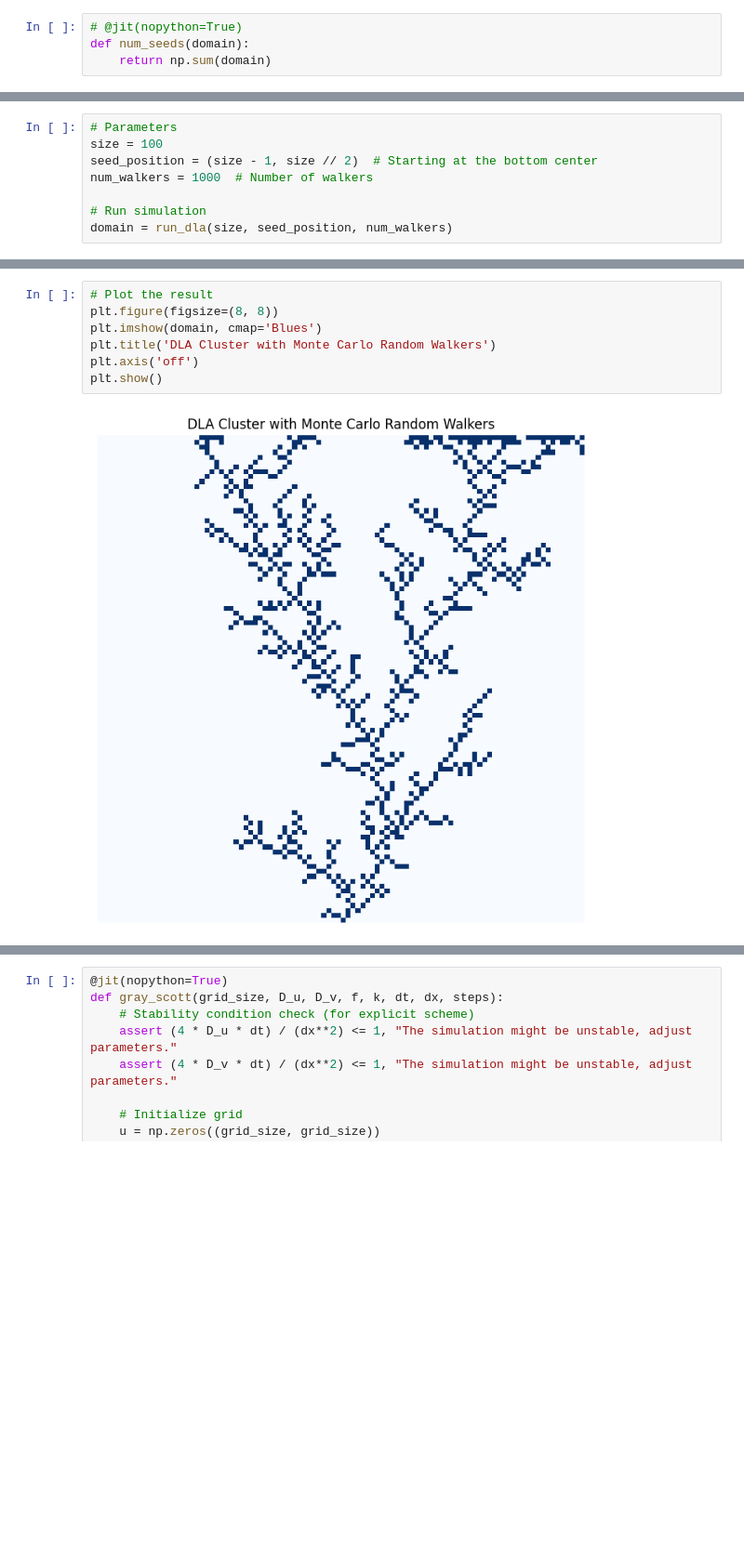
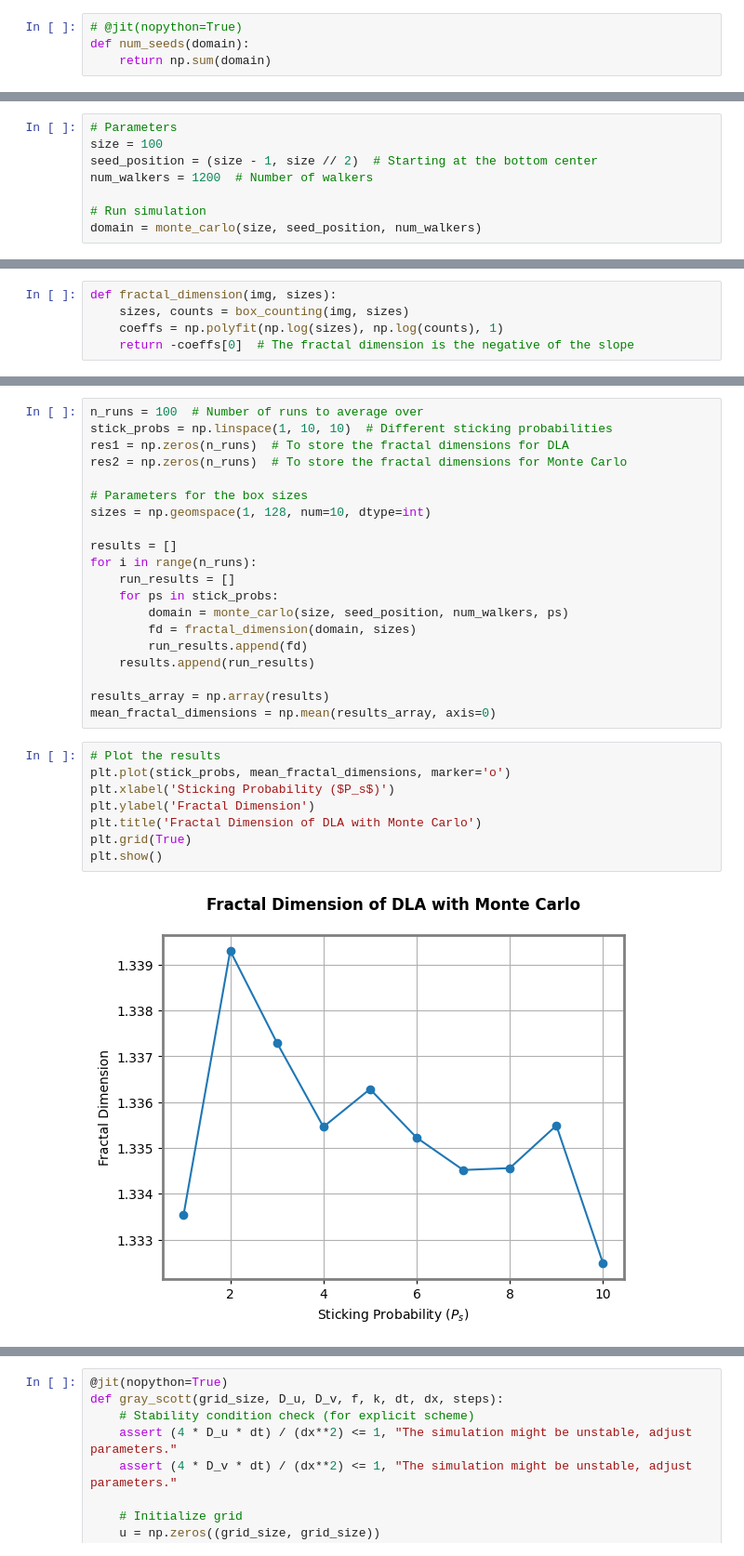
Before and after one commit to koenweverink/ScientificComputing, a Jupyter notebook: Set2.ipynb, the cells around one changed output, grey strips where cells are left out. Shown at 93% size. Drawn from its saved outputs; the diff is of its cells as text; blank space fills up the shorter version.

```diff
--- a/Set2.ipynb
+++ b/Set2.ipynb
@@ -251,7 +252,7 @@ def run_dla(size, seed_position, num_walkers):
 # Parameters
 size = 100
 seed_position = (size - 1, size // 2)  # Starting at the bottom center
-num_walkers = 1000  # Number of walkers
+num_walkers = 1200  # Number of walkers
 
 # Run simulation
-domain = run_dla(size, seed_position, num_walkers)
+domain = monte_carlo(size, seed_position, num_walkers)
@@ -257,0 +317,5 @@ domain = run_dla(size, seed_position, num_walkers)
+# %%
+def fractal_dimension(img, sizes):
+    sizes, counts = box_counting(img, sizes)
+    coeffs = np.polyfit(np.log(sizes), np.log(counts), 1)
+    return -coeffs[0]  # The fractal dimension is the negative of the slope
@@ -258,9 +364,30 @@ domain = run_dla(size, seed_position, num_walkers)
+# %%
+n_runs = 100  # Number of runs to average over
+stick_probs = np.linspace(1, 10, 10)  # Different sticking probabilities
+res1 = np.zeros(n_runs)  # To store the fractal dimensions for DLA
+res2 = np.zeros(n_runs)  # To store the fractal dimensions for Monte Carlo
+
+# Parameters for the box sizes
+sizes = np.geomspace(1, 128, num=10, dtype=int)
+
+results = []
+for i in range(n_runs):
+    run_results = []
+    for ps in stick_probs:
+        domain = monte_carlo(size, seed_position, num_walkers, ps)
+        fd = fractal_dimension(domain, sizes)
+        run_results.append(fd)
+    results.append(run_results)
+
+results_array = np.array(results)
+mean_fractal_dimensions = np.mean(results_array, axis=0)
 # %%
-# Plot the result
-plt.figure(figsize=(8, 8))
-plt.imshow(domain, cmap='Blues')
-plt.title('DLA Cluster with Monte Carlo Random Walkers')
-plt.axis('off')
+# Plot the results
+plt.plot(stick_probs, mean_fractal_dimensions, marker='o')
+plt.xlabel('Sticking Probability ($P_s$)')
+plt.ylabel('Fractal Dimension')
+plt.title('Fractal Dimension of DLA with Monte Carlo')
+plt.grid(True)
 plt.show()
 # %% [output]
-[figure, old version]
+[figure, new version]
```
Also changed, not shown: parts of 16 cells of this notebook.
